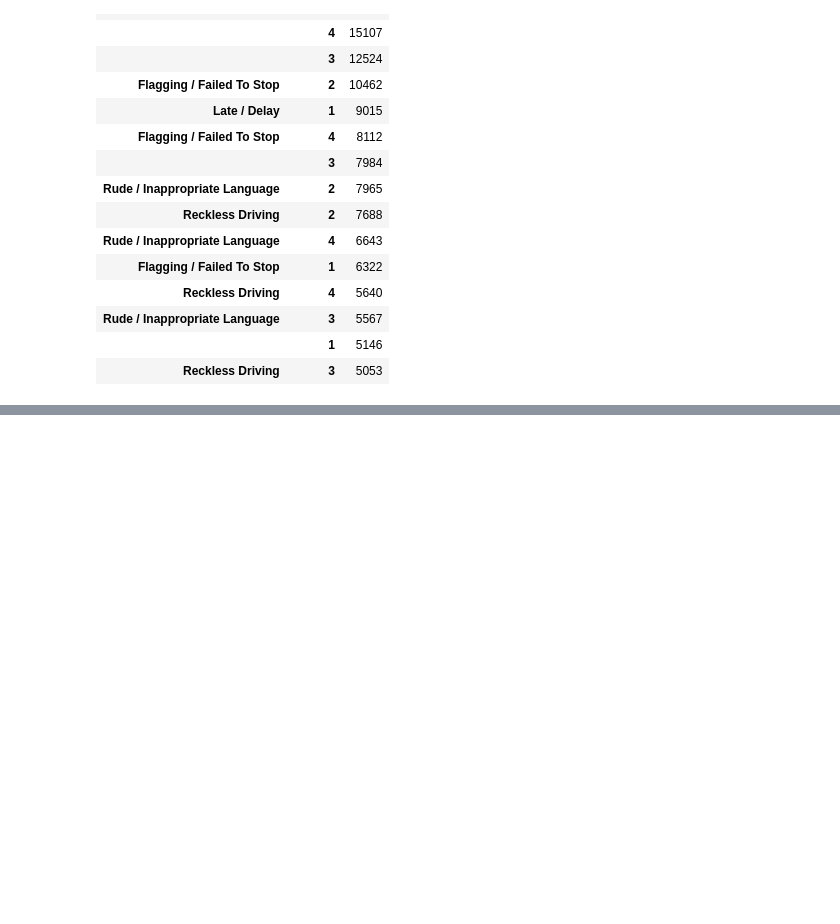
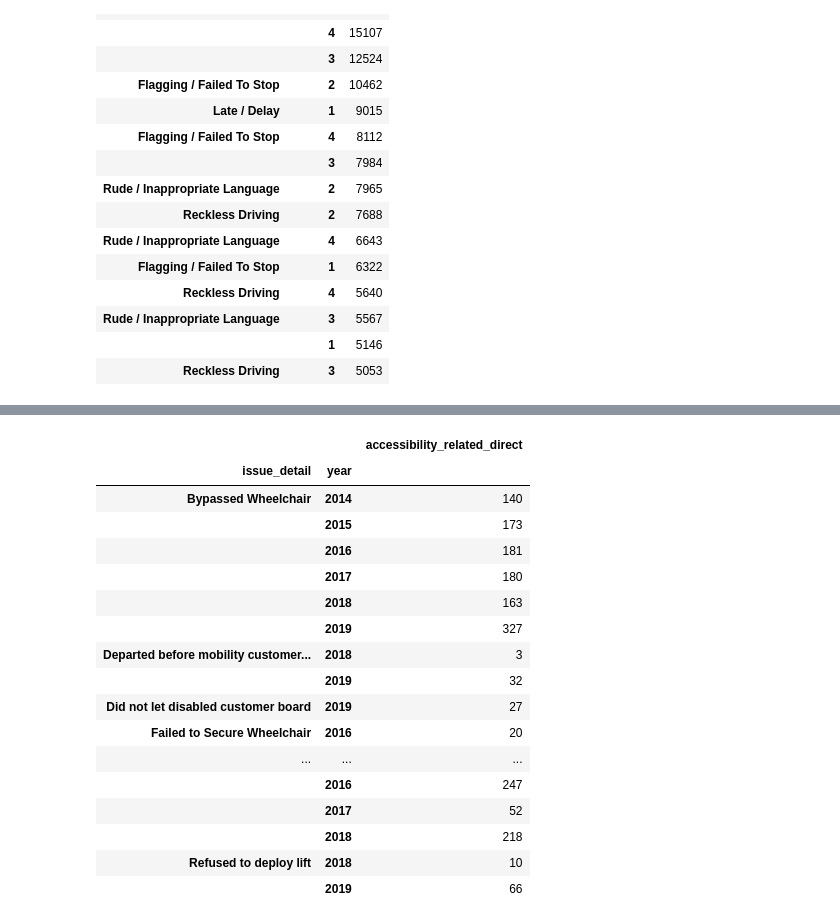
Before and after one commit to itzamnahuerta/mta_complaints, a Jupyter notebook: MTA_COMPLAINTS.ipynb, the cells around one changed output, grey strips where cells are left out. Saved outputs shown, nothing was run; the diff lists cells and outputs as text; code cells hidden in the pictures; blank space fills up the shorter version.

Commit message:
indirect and otherworthy pivot tables

```diff
--- a/MTA_COMPLAINTS.ipynb
+++ b/MTA_COMPLAINTS.ipynb
@@ -641,0 +618,24 @@ pd.pivot_table(direct_df,values="accessibility_related_direct", index=[ 'year']
+# %%
+# total count of direct accessibility related complaints by year
+
+
+pd.pivot_table(direct_df,values="accessibility_related_direct", index=['issue_detail', 'year'] ,aggfunc='count')
+# %% [output]
+|  |  | accessibility_related_direct |
+| issue_detail | year |  |
+| Bypassed Wheelchair | 2014 | 140 |
+|  | 2015 | 173 |
+|  | 2016 | 181 |
+|  | 2017 | 180 |
+|  | 2018 | 163 |
+|  | 2019 | 327 |
+| Departed before mobility customer... | 2018 | 3 |
+|  | 2019 | 32 |
+| Did not let disabled customer board | 2019 | 27 |
+| Failed to Secure Wheelchair | 2016 | 20 |
+| ... | ... | ... |
+|  | 2016 | 247 |
+|  | 2017 | 52 |
+|  | 2018 | 218 |
+| Refused to deploy lift | 2018 | 10 |
+|  | 2019 | 66 |
```
Also changed, not shown: parts of 42 cells of this notebook.
